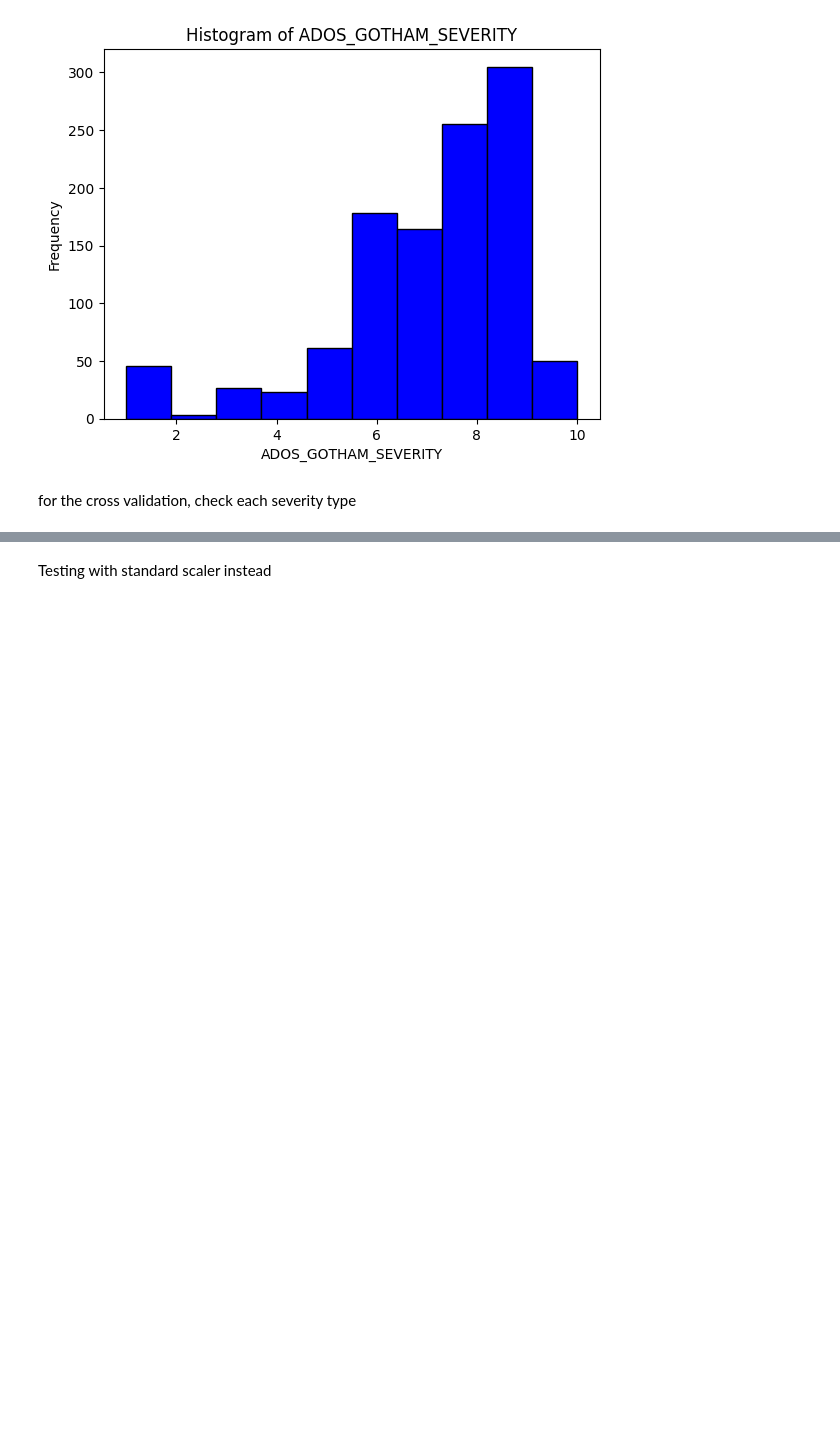
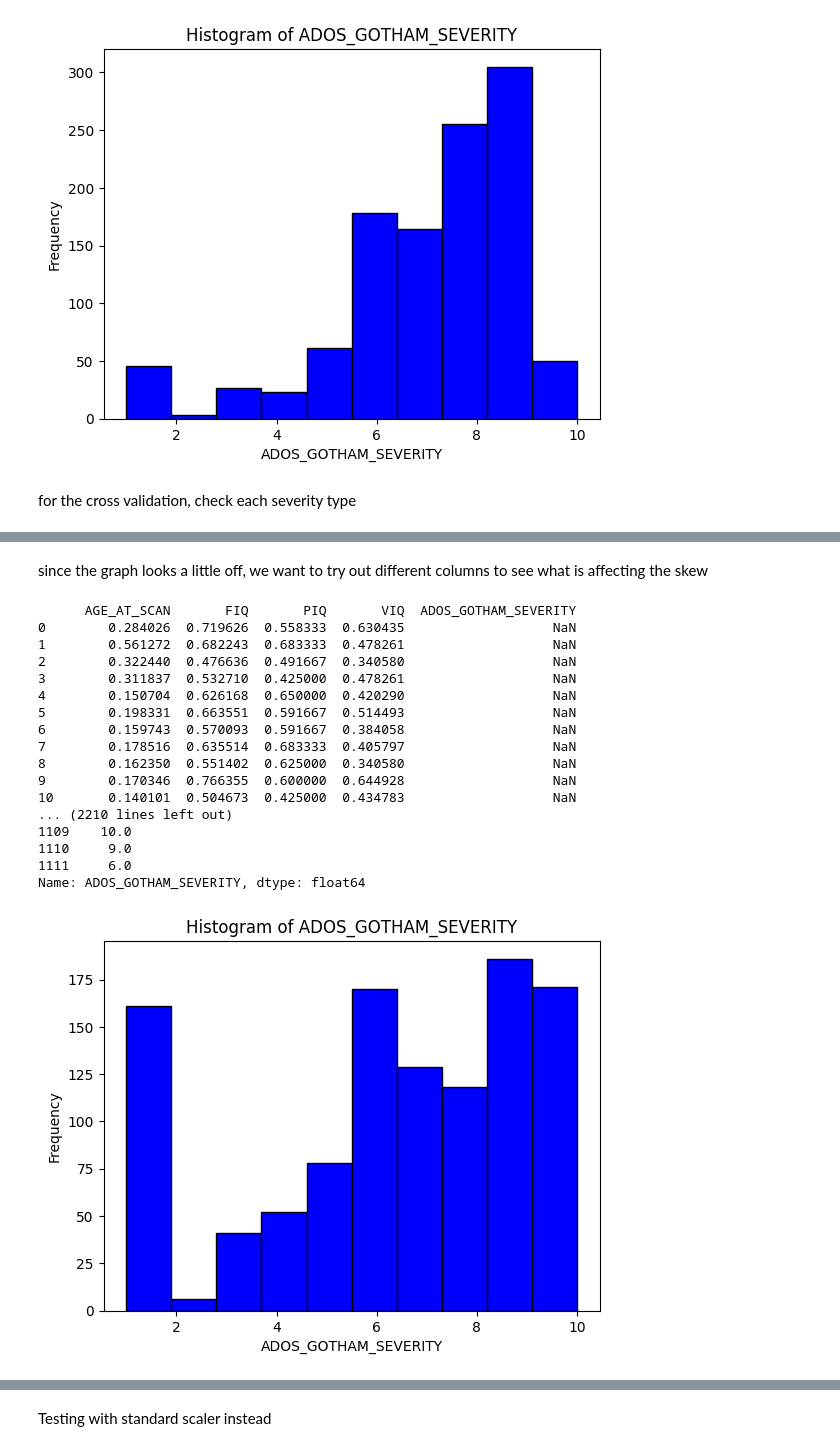
Before and after one commit to allison2368/Autism-Brain-Imaging-Data-Exchange-ABIDE-, a Jupyter notebook: knn.ipynb, the cells around one changed output, grey strips where cells are left out. Cells and saved outputs as stored; diff of their text form; code cells hidden in the pictures; blank space fills up the shorter version.

```diff
--- a/knn.ipynb
+++ b/knn.ipynb
@@ -301,0 +288,71 @@ plt.show()
+# %% [markdown]
+since the graph looks a little off, we want to try out different columns to see what is affecting the skew
+# %%
+# we first try 4 columns and scale those
+columns = ['AGE_AT_SCAN','FIQ', 'PIQ', 'VIQ']
+
+adjusted_df = one_hot_encoded_data_without_severity[columns]
+# Initialize the MinMaxScaler
+scaler = MinMaxScaler()
+
+# Scale the remaining data frame
+scaled_data = scaler.fit_transform(adjusted_df)
+
+# Convert the scaled array back to a DataFrame
+scaled_df = pd.DataFrame(scaled_data, columns = columns)
+
+# Attach the 'ADOS_GOTHAM_SEVERITY' column back to the scaled DataFrame
+scaled_df['ADOS_GOTHAM_SEVERITY'] = severity_column.values
+
+# Display the modified DataFrame
+print(scaled_df)
+
+# i want to impute the data, use sklearn knn imputer
+# only works with numpy array
+from sklearn.impute import KNNImputer
+
+imputer = KNNImputer(n_neighbors=1)
+# Convert the DataFrame to a NumPy array
+data_array_scaled = scaled_df.values
+
+# Fit the imputer to the data and transform it
+imputed_data_array_scaled = imputer.fit_transform(data_array_scaled)
+columns = ['AGE_AT_SCAN','FIQ', 'PIQ', 'VIQ', 'ADOS_GOTHAM_SEVERITY']
+# Convert the imputed NumPy array back to a DataFrame
+imputed_df_scaled = pd.DataFrame(imputed_data_array_scaled, columns=columns)
+print(imputed_df_scaled['ADOS_GOTHAM_SEVERITY'])
+
+import pandas as pd
+import matplotlib.pyplot as plt
+
+# Assuming you already have imputed_df DataFrame created
+
+# Plot histogram
+plt.hist(imputed_df_scaled['ADOS_GOTHAM_SEVERITY'], bins=10, color='blue', edgecolor='black')
+
+# Add labels and title
+plt.xlabel('ADOS_GOTHAM_SEVERITY')
+plt.ylabel('Frequency')
+plt.title('Histogram of ADOS_GOTHAM_SEVERITY')
+
+# Show plot
+plt.show()
+# %% [output]
+      AGE_AT_SCAN       FIQ       PIQ       VIQ  ADOS_GOTHAM_SEVERITY
+0        0.284026  0.719626  0.558333  0.630435                   NaN
+1        0.561272  0.682243  0.683333  0.478261                   NaN
+2        0.322440  0.476636  0.491667  0.340580                   NaN
+3        0.311837  0.532710  0.425000  0.478261                   NaN
+4        0.150704  0.626168  0.650000  0.420290                   NaN
+5        0.198331  0.663551  0.591667  0.514493                   NaN
+6        0.159743  0.570093  0.591667  0.384058                   NaN
+7        0.178516  0.635514  0.683333  0.405797                   NaN
+8        0.162350  0.551402  0.625000  0.340580                   NaN
+9        0.170346  0.766355  0.600000  0.644928                   NaN
+10       0.140101  0.504673  0.425000  0.434783                   NaN
+... (2210 lines left out)
+1109    10.0
+1110     9.0
+1111     6.0
+Name: ADOS_GOTHAM_SEVERITY, dtype: float64
+[figure, added]
```
Also changed, not shown: parts of 5 cells of this notebook.
